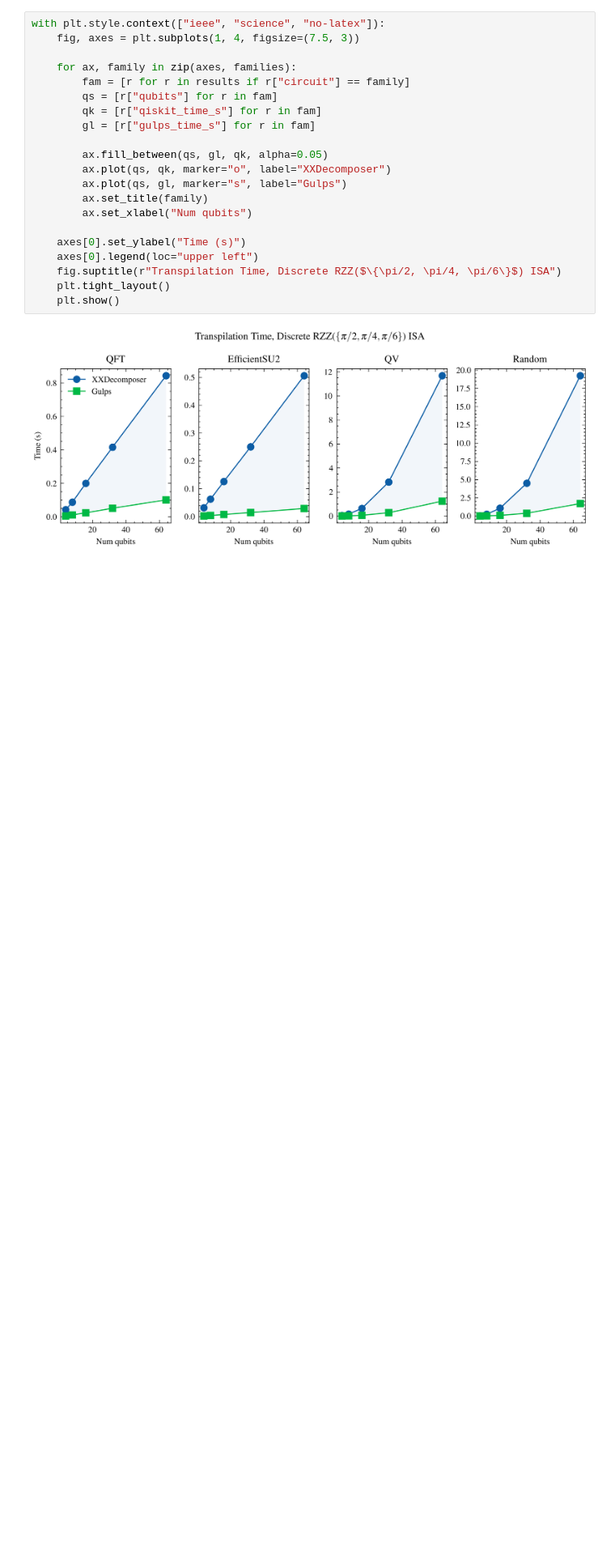
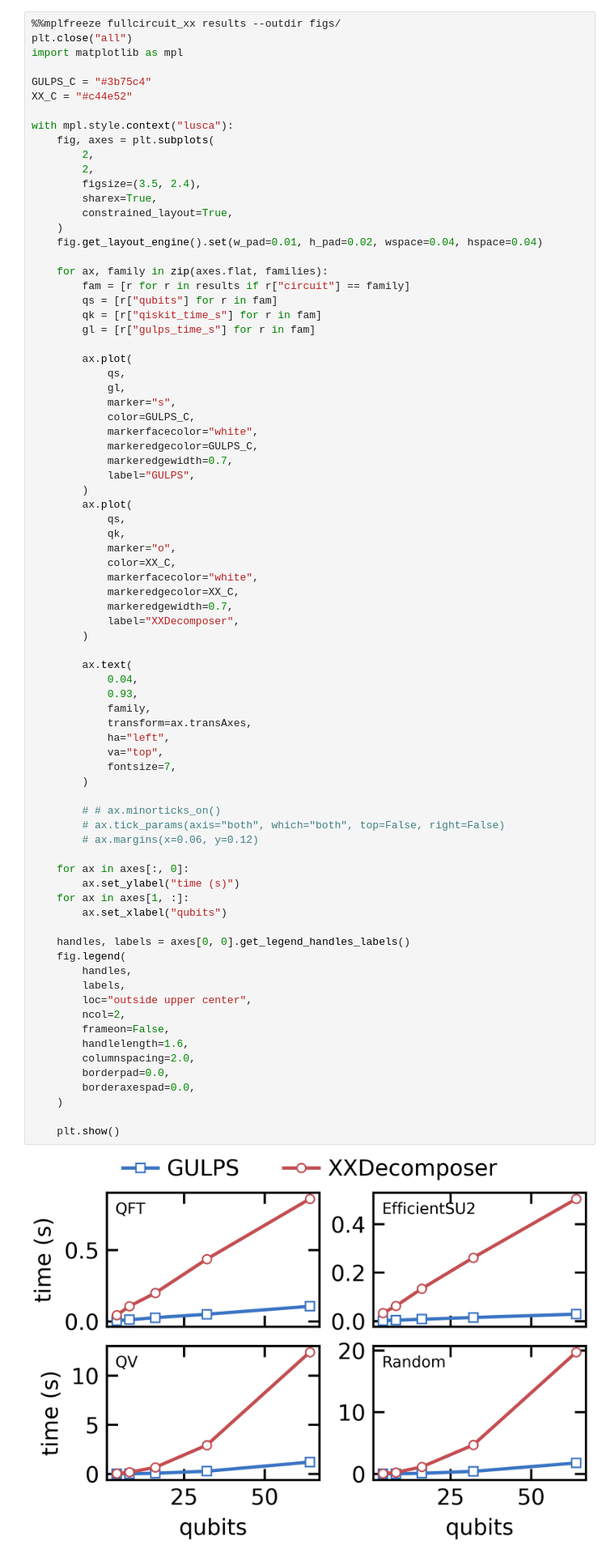
Before and after one commit to evmckinney9/gulps, a Jupyter notebook: src/notebooks/05_xxdecomposer.ipynb, the cells around one changed output. Shown at 81% size. Drawn from its saved outputs; the diff is of its cells as text; blank space fills up the shorter version.

```diff
--- a/src/notebooks/05_xxdecomposer.ipynb
+++ b/src/notebooks/05_xxdecomposer.ipynb
@@ -135,23 +146,80 @@ Random         64  19.259s   1.717s   11.2x
 # %%
-with plt.style.context(["ieee", "science", "no-latex"]):
-    fig, axes = plt.subplots(1, 4, figsize=(7.5, 3))
+%%mplfreeze fullcircuit_xx results --outdir figs/
+plt.close("all")
+import matplotlib as mpl
 
-    for ax, family in zip(axes, families):
+GULPS_C = "#3b75c4"
+XX_C = "#c44e52"
+
+with mpl.style.context("lusca"):
+    fig, axes = plt.subplots(
+        2,
+        2,
+        figsize=(3.5, 2.4),
+        sharex=True,
+        constrained_layout=True,
+    )
+    fig.get_layout_engine().set(w_pad=0.01, h_pad=0.02, wspace=0.04, hspace=0.04)
+
+    for ax, family in zip(axes.flat, families):
         fam = [r for r in results if r["circuit"] == family]
         qs = [r["qubits"] for r in fam]
         qk = [r["qiskit_time_s"] for r in fam]
         gl = [r["gulps_time_s"] for r in fam]
 
-        ax.fill_between(qs, gl, qk, alpha=0.05)
-        ax.plot(qs, qk, marker="o", label="XXDecomposer")
-        ax.plot(qs, gl, marker="s", label="Gulps")
-        ax.set_title(family)
-        ax.set_xlabel("Num qubits")
+        ax.plot(
+            qs,
+            gl,
+            marker="s",
+            color=GULPS_C,
+            markerfacecolor="white",
+            markeredgecolor=GULPS_C,
+            markeredgewidth=0.7,
+            label="GULPS",
+        )
+        ax.plot(
+            qs,
+            qk,
+            marker="o",
+            color=XX_C,
+            markerfacecolor="white",
+            markeredgecolor=XX_C,
+            markeredgewidth=0.7,
+            label="XXDecomposer",
+        )
 
-    axes[0].set_ylabel("Time (s)")
-    axes[0].legend(loc="upper left")
-    fig.suptitle(r"Transpilation Time, Discrete RZZ($\{\pi/2, \pi/4, \pi/6\}$) ISA")
-    plt.tight_layout()
+        ax.text(
+            0.04,
+            0.93,
+            family,
+            transform=ax.transAxes,
+            ha="left",
+            va="top",
+            fontsize=7,
+        )
+
+        # # ax.minorticks_on()
+        # ax.tick_params(axis="both", which="both", top=False, right=False)
+        # ax.margins(x=0.06, y=0.12)
+
+    for ax in axes[:, 0]:
+        ax.set_ylabel("time (s)")
+    for ax in axes[1, :]:
+        ax.set_xlabel("qubits")
+
+    handles, labels = axes[0, 0].get_legend_handles_labels()
+    fig.legend(
+        handles,
+        labels,
+        loc="outside upper center",
+        ncol=2,
+        frameon=False,
+        handlelength=1.6,
+        columnspacing=2.0,
+        borderpad=0.0,
+        borderaxespad=0.0,
+    )
+
     plt.show()
 # %% [output]
-[figure, old version]
+[figure, new version]
```
Also changed, not shown: parts of 6 cells of this notebook, 4 other files.
